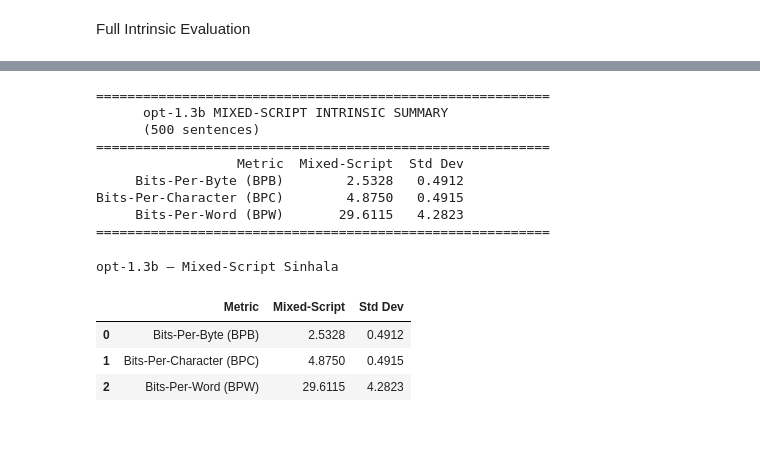
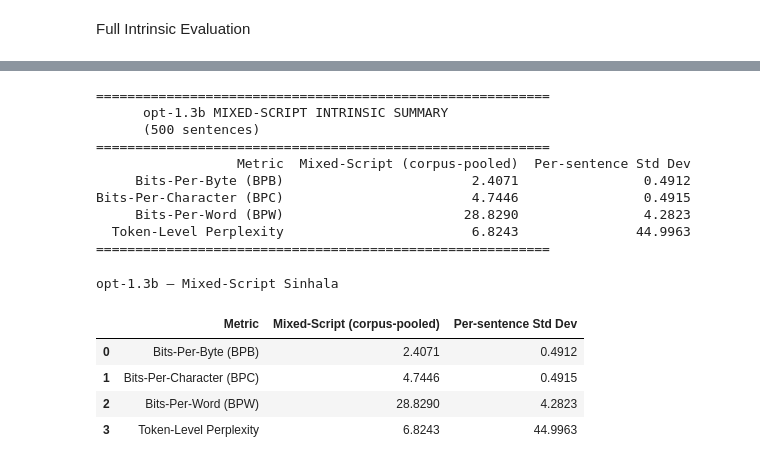
Before and after one commit to sehan-dissanayake/sinhala-script-robustness, a Jupyter notebook: results/Intrinsic_evaluation/Opt-1.3b/opt-1.3b-intrinsic.ipynb, the cells around one changed output, grey strips where cells are left out. Cells and saved outputs as stored; diff of their text form; code cells hidden in the pictures; blank space fills up the shorter version.

```diff
--- a/results/Intrinsic_evaluation/Opt-1.3b/opt-1.3b-intrinsic.ipynb
+++ b/results/Intrinsic_evaluation/Opt-1.3b/opt-1.3b-intrinsic.ipynb
@@ -104,7 +106,7 @@ if tokenizer.pad_token is None:
 model = AutoModelForCausalLM.from_pretrained(
     model_id,
     device_map="auto",
-    torch_dtype=torch.float16,
+    dtype=torch.float16,
     token=HF_TOKEN,
     low_cpu_mem_usage=True
 )
@@ -130,39 +131,34 @@ import csv
 pilot_output_path = 'pilot_intrinsic_results.csv'
 print("Starting Pilot Run (First 20 items)...")
 
-# Open CSV in append mode to protect against runtime crashes
 with open(pilot_output_path, mode='w', newline='', encoding='utf-8-sig') as f:
     writer = csv.writer(f)
-    # Write standardized header
     writer.writerow([
         'item_index',
         'unicode_nll', 'unicode_bpb', 'unicode_bpc', 'unicode_bpw',
-        'romanized_nll', 'romanized_bpb', 'romanized_bpc', 'romanized_bpw'
+        'unicode_nscored', 'unicode_nchars', 'unicode_nbytes', 'unicode_nwords',
+        'romanized_nll', 'romanized_bpb', 'romanized_bpc', 'romanized_bpw',
+        'romanized_nscored', 'romanized_nchars', 'romanized_nbytes', 'romanized_nwords'
     ])
 
-    # Slice the first 20 rows of our loaded Kaggle dataframe
     pilot_sample = diverse_df.head(20)
 
     for index, row in pilot_sample.iterrows():
-        # 1. Evaluate Native Unicode
         uni_metrics = evaluator.evaluate_sequence(row['sinhala_unicode'])
-
-        # 2. Evaluate Romanized (Singlish)
         rom_metrics = evaluator.evaluate_sequence(row['sinhala_romanized'])
 
-        # Log to disk
         writer.writerow([
             index,
             uni_metrics['nll'], uni_metrics['bpb'], uni_metrics['bpc'], uni_metrics['bpw'],
-            rom_metrics['nll'], rom_metrics['bpb'], rom_metrics['bpc'], rom_metrics['bpw']
+            uni_metrics['n_scored'], uni_metrics['n_chars'], uni_metrics['n_bytes'], uni_metrics['n_words'],
+            rom_metrics['nll'], rom_metrics['bpb'], rom_metrics['bpc'], rom_metrics['bpw'],
+            rom_metrics['n_scored'], rom_metrics['n_chars'], rom_metrics['n_bytes'], rom_metrics['n_words']
         ])
 
         if (index + 1) % 5 == 0:
             print(f"Processed {index + 1}/20 parallel pairs...")
 
 print(f"\n Pilot run complete. Results saved to {pilot_output_path}")
-
-# Display verification preview
 preview_df = pd.read_csv(pilot_output_path)
 print("\nFirst 3 rows of calculated metrics:")
 display(preview_df.head(3))
@@ -290,51 +300,55 @@ opt-1.3b — Unicode vs Romanized Sinhala
 # %%
 def calculate_mixed_aggregates(csv_path, model_label="opt-1.3b"):
     df = pd.read_csv(csv_path)
+    ln2 = math.log(2)
+    nll_sum = df['mixed_nll'].sum()
 
-    summary = {
-        'Metric': ['Bits-Per-Byte (BPB)', 'Bits-Per-Character (BPC)', 'Bits-Per-Word (BPW)'],
-        'Mixed-Script': [
-            df['mixed_bpb'].mean(),
-            df['mixed_bpc'].mean(),
-            df['mixed_bpw'].mean()
-        ],
-        'Std Dev': [
-            df['mixed_bpb'].std(),
-            df['mixed_bpc'].std(),
-            df['mixed_bpw'].std()
-        ]
-    }
+    pooled_bpb = nll_sum / (df['mixed_nbytes'].sum() * ln2)
+    pooled_bpc = nll_sum / (df['mixed_nchars'].sum() * ln2)
+    pooled_bpw = nll_sum / (df['mixed_nwords'].sum() * ln2)
+    pooled_ppl = math.exp(nll_sum / df['mixed_nscored'].sum())
 
-    results_df = pd.DataFrame(summary)
+    # per-sentence values, used ONLY for the dispersion column below -- not the headline numbers above
+    per_sentence_ppl = (df['mixed_nll'] / df['mixed_nscored']).apply(math.exp)
+
+    results_df = pd.DataFrame({
+        'Metric': ['Bits-Per-Byte (BPB)', 'Bits-Per-Character (BPC)', 'Bits-Per-Word (BPW)',
+                   'Token-Level Perplexity'],
+        'Mixed-Script (corpus-pooled)': [pooled_bpb, pooled_bpc, pooled_bpw, pooled_ppl],
+        'Per-sentence Std Dev': [df['mixed_bpb'].std(), df['mixed_bpc'].std(),
+                                 df['mixed_bpw'].std(), per_sentence_ppl.std()],
+    })
 
     print("==========================================================")
     print(f"      {model_label} MIXED-SCRIPT INTRINSIC SUMMARY")
     print(f"      ({len(df)} sentences)")
     print("==========================================================")
     print(results_df.to_string(index=False, float_format=lambda x: f"{x:.4f}"))
     print("==========================================================")
 
     styled = results_df.style.format({
-        'Mixed-Script': '{:.4f}',
-        'Std Dev': '{:.4f}'
+        'Mixed-Script (corpus-pooled)': '{:.4f}',
+        'Per-sentence Std Dev': '{:.4f}'
     }).set_caption(f"{model_label} — Mixed-Script Sinhala")
     display(styled)
 
     return results_df
 
 mixed_summary = calculate_mixed_aggregates(full_mixed_output)
 # %% [output]
 ==========================================================
       opt-1.3b MIXED-SCRIPT INTRINSIC SUMMARY
       (500 sentences)
 ==========================================================
-                  Metric  Mixed-Script  Std Dev
-     Bits-Per-Byte (BPB)        2.5328   0.4912
-Bits-Per-Character (BPC)        4.8750   0.4915
-     Bits-Per-Word (BPW)       29.6115   4.2823
+                  Metric  Mixed-Script (corpus-pooled)  Per-sentence Std Dev
+     Bits-Per-Byte (BPB)                        2.4071                0.4912
+Bits-Per-Character (BPC)                        4.7446                0.4915
+     Bits-Per-Word (BPW)                       28.8290                4.2823
+  Token-Level Perplexity                        6.8243               44.9963
 ==========================================================
 opt-1.3b — Mixed-Script Sinhala
-|  | Metric | Mixed-Script | Std Dev |
-| 0 | Bits-Per-Byte (BPB) | 2.5328 | 0.4912 |
-| 1 | Bits-Per-Character (BPC) | 4.8750 | 0.4915 |
-| 2 | Bits-Per-Word (BPW) | 29.6115 | 4.2823 |
+|  | Metric | Mixed-Script (corpus-pooled) | Per-sentence Std Dev |
+| 0 | Bits-Per-Byte (BPB) | 2.4071 | 0.4912 |
+| 1 | Bits-Per-Character (BPC) | 4.7446 | 0.4915 |
+| 2 | Bits-Per-Word (BPW) | 28.8290 | 4.2823 |
+| 3 | Token-Level Perplexity | 6.8243 | 44.9963 |
```
Also changed, not shown: parts of 5 cells of this notebook, 2 other files.
